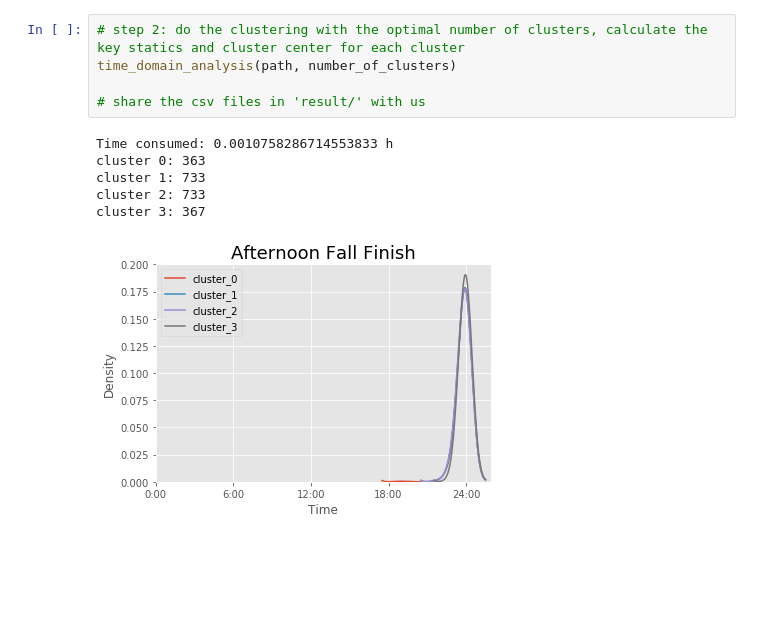
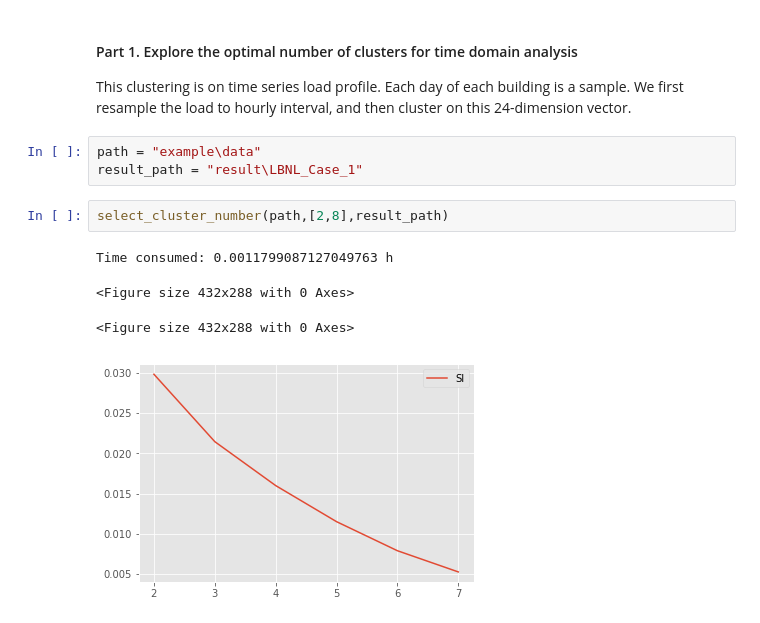
Before and after one commit to WalterZWang/EULP, a Jupyter notebook: example/example_time_domain_workflow.ipynb, the cells around one changed output. Saved outputs shown, nothing was run; the diff lists cells and outputs as text; blank space fills up the shorter version.

Commit message:
wrap up the time domain analysis code

```diff
--- a/example/example_time_domain_workflow.ipynb
+++ b/example/example_time_domain_workflow.ipynb
@@ -21,12 +22,14 @@ Time consumed: 0.011378547019428677 h
-# %%
-# step 2: do the clustering with the optimal number of clusters, calculate the key statics and cluster center for each cluster
-time_domain_analysis(path, number_of_clusters)
-
-# share the csv files in 'result/' with us
-# %% [output]
-Time consumed: 0.0010758286714553833 h
-cluster 0: 363
-cluster 1: 733
-cluster 2: 733
-cluster 3: 367
-[figure, removed]
+# %% [markdown]
+#### Part 1. Explore the optimal number of clusters for time domain analysis
+
+This clustering is on time series load profile. Each day of each building is a sample. We first resample the load to hourly interval, and then cluster on this 24-dimension vector.
+# %%
+path = "example\data"
+result_path = "result\LBNL_Case_1"
+# %%
+select_cluster_number(path,[2,8],result_path)
+# %% [output]
+Time consumed: 0.0011799087127049763 h
+<Figure size 432x288 with 0 Axes>
+<Figure size 432x288 with 0 Axes>
+[figure, added]
```
Also changed, not shown: parts of 8 cells of this notebook, 13 other files.
